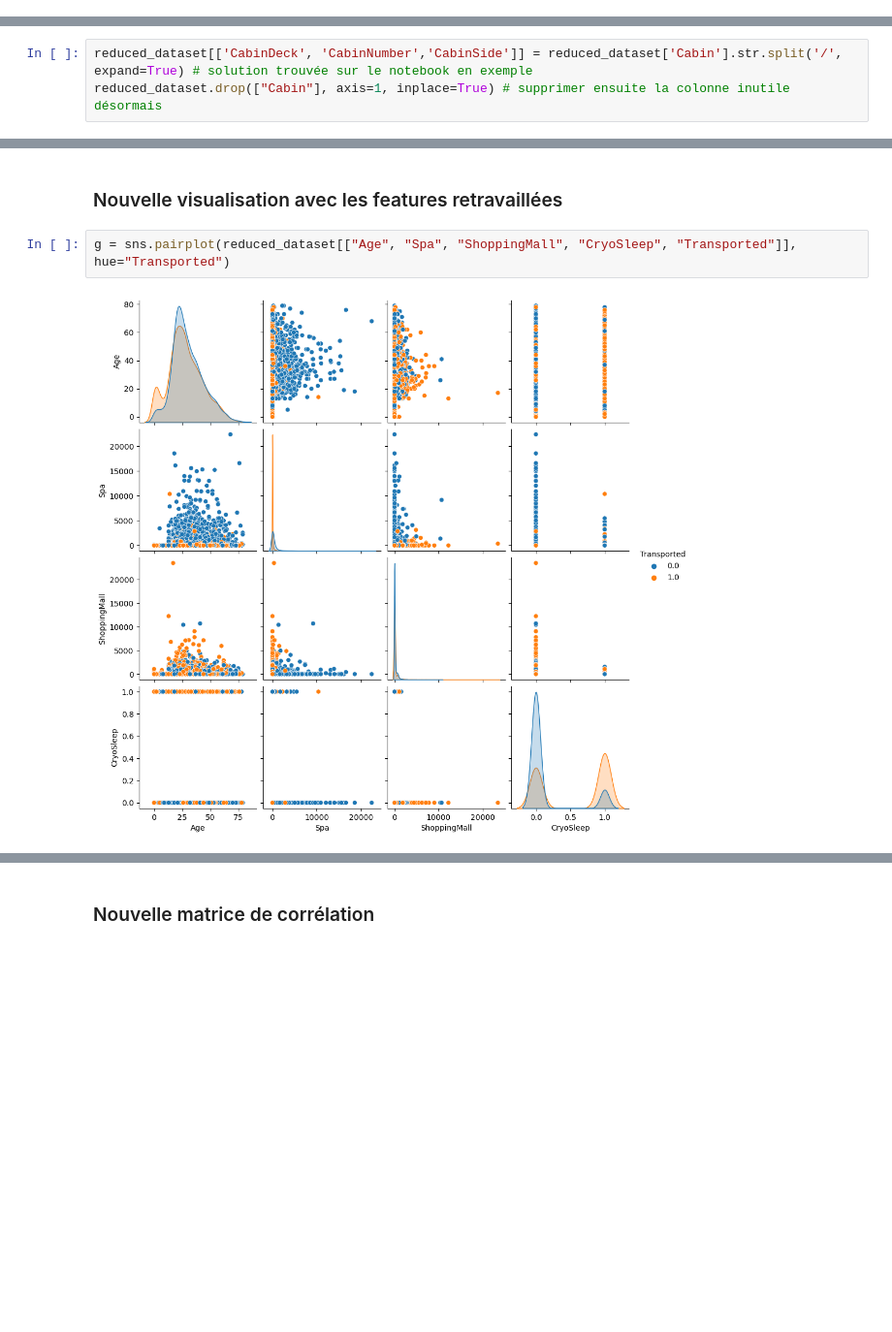
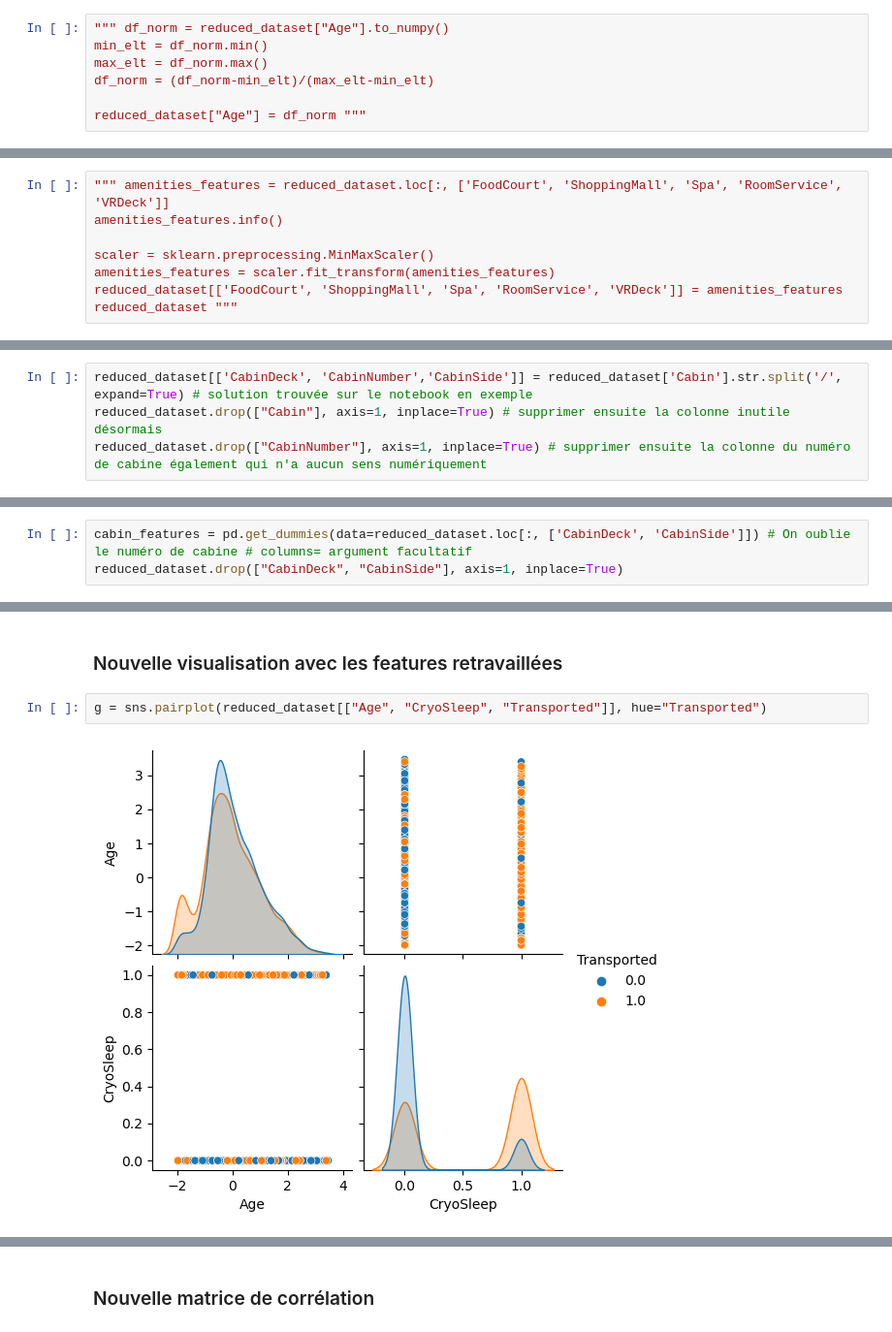
Before and after one commit to MatthiasPersonnaz/Kaggle_Projects, a Jupyter notebook: Spaceship Titanic/Spaceship_Titanic.ipynb, the cells around one changed output, grey strips where cells are left out. Shown at 97% size. Saved outputs shown, nothing was run; the diff lists cells and outputs as text; blank space fills up the shorter version.

```diff
--- a/Spaceship Titanic/Spaceship_Titanic.ipynb
+++ b/Spaceship Titanic/Spaceship_Titanic.ipynb
@@ -104,0 +168,7 @@ dtype: int64
+# %%
+""" df_norm = reduced_dataset["Age"].to_numpy()
+min_elt = df_norm.min()
+max_elt = df_norm.max()
+df_norm = (df_norm-min_elt)/(max_elt-min_elt)
+
+reduced_dataset["Age"] = df_norm """
@@ -104,0 +179,8 @@ dtype: int64
+# %%
+""" amenities_features = reduced_dataset.loc[:, ['FoodCourt', 'ShoppingMall', 'Spa', 'RoomService', 'VRDeck']]
+amenities_features.info()
+
+scaler = sklearn.preprocessing.MinMaxScaler()
+amenities_features = scaler.fit_transform(amenities_features)
+reduced_dataset[['FoodCourt', 'ShoppingMall', 'Spa', 'RoomService', 'VRDeck']] = amenities_features
+reduced_dataset """
@@ -128,3 +234,4 @@ def scinder_deck(df):
 # %%
 reduced_dataset[['CabinDeck', 'CabinNumber','CabinSide']] = reduced_dataset['Cabin'].str.split('/', expand=True) # solution trouvée sur le notebook en exemple
 reduced_dataset.drop(["Cabin"], axis=1, inplace=True) # supprimer ensuite la colonne inutile désormais
+reduced_dataset.drop(["CabinNumber"], axis=1, inplace=True) # supprimer ensuite la colonne du numéro de cabine également qui n'a aucun sens numériquement
@@ -163,0 +238,3 @@ There are NaN values in the dataset: True
+# %%
+cabin_features = pd.get_dummies(data=reduced_dataset.loc[:, ['CabinDeck', 'CabinSide']]) # On oublie le numéro de cabine # columns= argument facultatif
+reduced_dataset.drop(["CabinDeck", "CabinSide"], axis=1, inplace=True)
@@ -164,6 +314,6 @@ There are NaN values in the dataset: True
 # %% [markdown]
 ### Nouvelle visualisation avec les features retravaillées
 # %%
-g = sns.pairplot(reduced_dataset[["Age", "Spa", "ShoppingMall", "CryoSleep", "Transported"]], hue="Transported")
+g = sns.pairplot(reduced_dataset[["Age", "CryoSleep", "Transported"]], hue="Transported")
 # %% [output]
-[figure, old version]
+[figure, new version]
```
Also changed, not shown: parts of 69 cells of this notebook, 16 other files.
